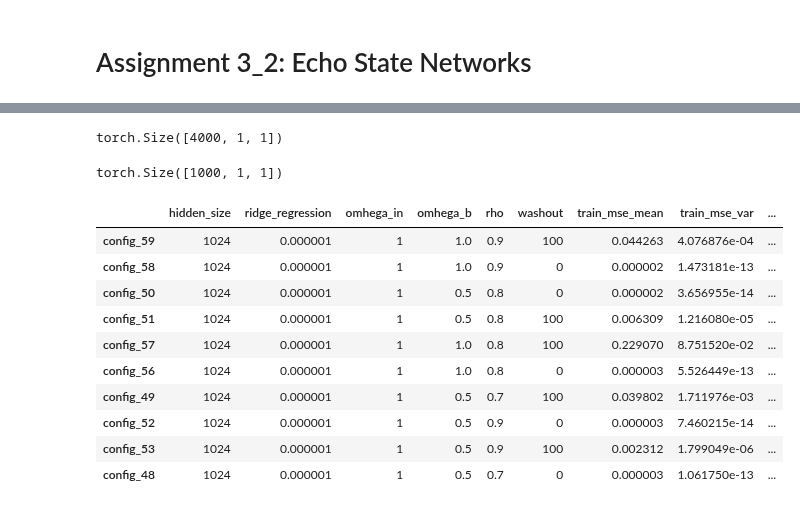
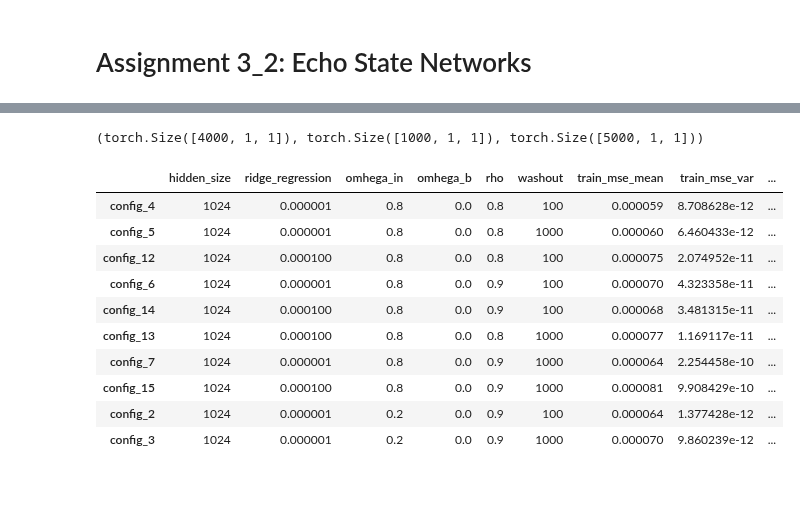
Before and after one commit to JacopoRaffi/CNS_Assignments, a Jupyter notebook: LAB3/LAB3_2/main.ipynb, the cells around one changed output, grey strips where cells are left out. Cells and saved outputs as stored; diff of their text form; code cells hidden in the pictures.

```diff
--- a/LAB3/LAB3_2/main.ipynb
+++ b/LAB3/LAB3_2/main.ipynb
@@ -35,13 +30,3 @@ test_x, test_y = x_data[5000:], y_data[5000:]
 
 train_x, val_x = dev_x[:4000], dev_x[4000:]
 train_y, val_y = dev_y[:4000], dev_y[4000:]
-# %%
-train_x = train_x.unsqueeze(1).unsqueeze(1) # needed shape by the model
-train_x.shape
-# %% [output]
-torch.Size([4000, 1, 1])
-# %%
-val_x = val_x.unsqueeze(1).unsqueeze(1) # needed shape by the model
-val_x.shape
-# %% [output]
-torch.Size([1000, 1, 1])
@@ -87,2 +33,10 @@ def grid_search(hyperparameters:dict, train_x, train_y, val_x, val_y, n_iter:int
+# %%
+dev_x = dev_x.unsqueeze(1).unsqueeze(1) # needed shape by the model
+train_x = train_x.unsqueeze(1).unsqueeze(1) # needed shape by the model
+val_x = val_x.unsqueeze(1).unsqueeze(1) # needed shape by the model
+
+train_x.shape, val_x.shape, dev_x.shape # check shapes (L, N, D)
+# %% [output]
+(torch.Size([4000, 1, 1]), torch.Size([1000, 1, 1]), torch.Size([5000, 1, 1]))
 # %%
 hyperparams = {
@@ -100,16 +54,16 @@ df = pd.DataFrame.from_dict(model_selection_history, orient='index')
 df.to_csv('esn_grid_search.csv')
 # %%
 df_results = pd.read_csv('esn_grid_search.csv', index_col=0)
-df_results.sort_values(by='train_mse_mean', ascending=True).head(10)
+df_results.sort_values(by='val_mse_mean', ascending=True).head(10)
 # %% [output]
 |  | hidden_size | ridge_regression | omhega_in | omhega_b | rho | washout | train_mse_mean | train_mse_var | ... |
-| config_59 | 1024 | 0.000001 | 1 | 1.0 | 0.9 | 100 | 0.044263 | 4.076876e-04 | ... |
-| config_58 | 1024 | 0.000001 | 1 | 1.0 | 0.9 | 0 | 0.000002 | 1.473181e-13 | ... |
-| config_50 | 1024 | 0.000001 | 1 | 0.5 | 0.8 | 0 | 0.000002 | 3.656955e-14 | ... |
-| config_51 | 1024 | 0.000001 | 1 | 0.5 | 0.8 | 100 | 0.006309 | 1.216080e-05 | ... |
-| config_57 | 1024 | 0.000001 | 1 | 1.0 | 0.8 | 100 | 0.229070 | 8.751520e-02 | ... |
-| config_56 | 1024 | 0.000001 | 1 | 1.0 | 0.8 | 0 | 0.000003 | 5.526449e-13 | ... |
-| config_49 | 1024 | 0.000001 | 1 | 0.5 | 0.7 | 100 | 0.039802 | 1.711976e-03 | ... |
-| config_52 | 1024 | 0.000001 | 1 | 0.5 | 0.9 | 0 | 0.000003 | 7.460215e-14 | ... |
-| config_53 | 1024 | 0.000001 | 1 | 0.5 | 0.9 | 100 | 0.002312 | 1.799049e-06 | ... |
-| config_48 | 1024 | 0.000001 | 1 | 0.5 | 0.7 | 0 | 0.000003 | 1.061750e-13 | ... |
+| config_4 | 1024 | 0.000001 | 0.8 | 0.0 | 0.8 | 100 | 0.000059 | 8.708628e-12 | ... |
+| config_5 | 1024 | 0.000001 | 0.8 | 0.0 | 0.8 | 1000 | 0.000060 | 6.460433e-12 | ... |
+| config_12 | 1024 | 0.000100 | 0.8 | 0.0 | 0.8 | 100 | 0.000075 | 2.074952e-11 | ... |
+| config_6 | 1024 | 0.000001 | 0.8 | 0.0 | 0.9 | 100 | 0.000070 | 4.323358e-11 | ... |
+| config_14 | 1024 | 0.000100 | 0.8 | 0.0 | 0.9 | 100 | 0.000068 | 3.481315e-11 | ... |
+| config_13 | 1024 | 0.000100 | 0.8 | 0.0 | 0.8 | 1000 | 0.000077 | 1.169117e-11 | ... |
+| config_7 | 1024 | 0.000001 | 0.8 | 0.0 | 0.9 | 1000 | 0.000064 | 2.254458e-10 | ... |
+| config_15 | 1024 | 0.000100 | 0.8 | 0.0 | 0.9 | 1000 | 0.000081 | 9.908429e-10 | ... |
+| config_2 | 1024 | 0.000001 | 0.2 | 0.0 | 0.9 | 100 | 0.000064 | 1.377428e-12 | ... |
+| config_3 | 1024 | 0.000001 | 0.2 | 0.0 | 0.9 | 1000 | 0.000070 | 9.860239e-12 | ... |
```
Also changed, not shown: parts of 5 cells of this notebook, 1 other file.
